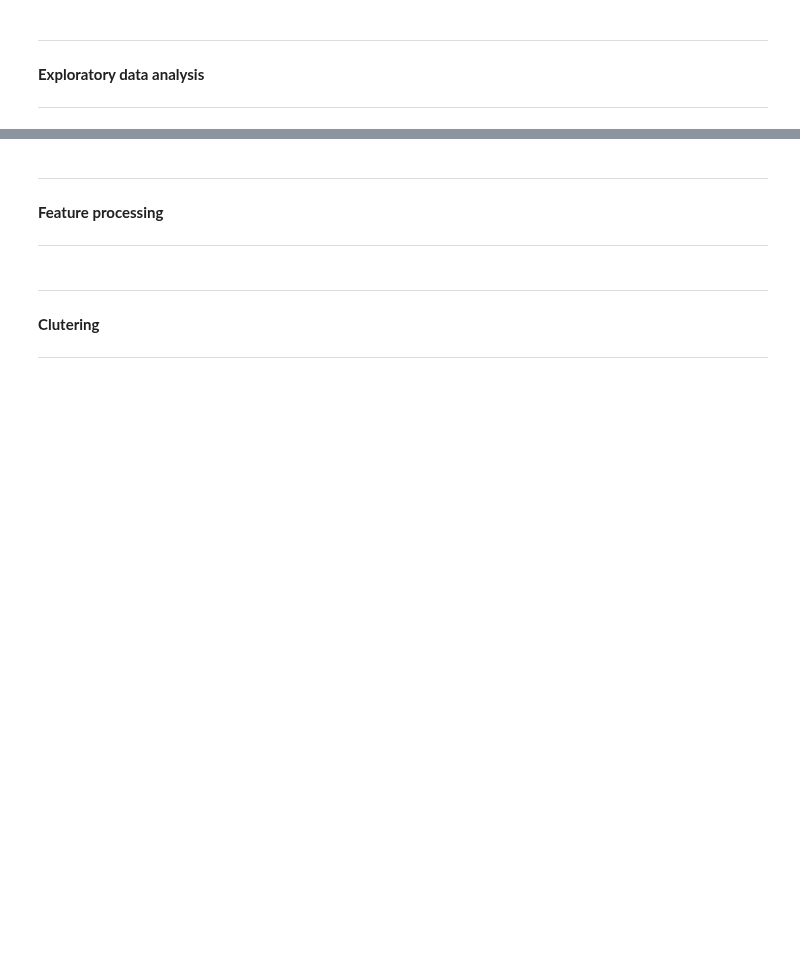
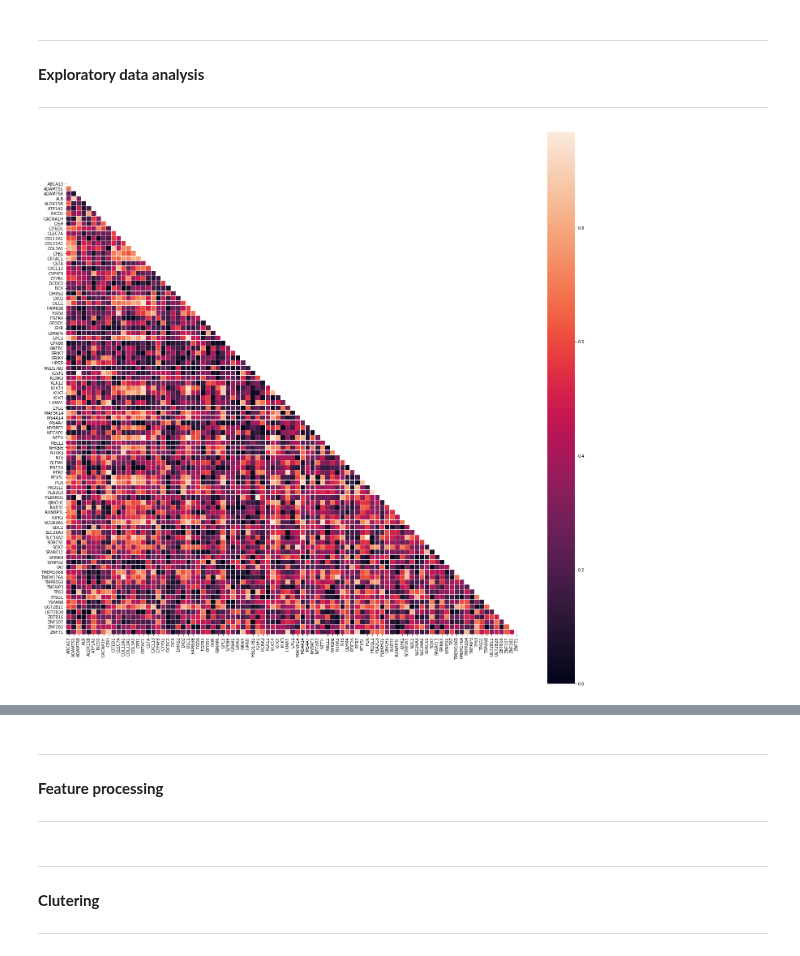
Before and after one commit to valentinoli/pdx, a Jupyter notebook: scripts/dataExploration.ipynb, the cells around one changed output, grey strips where cells are left out. Drawn from its saved outputs; the diff is of its cells as text; code cells hidden in the pictures; blank space fills up the shorter version.

```diff
--- a/scripts/dataExploration.ipynb
+++ b/scripts/dataExploration.ipynb
@@ -48,0 +85,4 @@ pdx.insert(0, "label", labels)
+# %%
+# Load PDX tumor data
+pdx = load_pdx()
+pdx.shape
@@ -59,20 +120,26 @@ patients2.head(2)
+# %%
+genes = list(pdx.columns)
 # %% [markdown]
 ***
 **Exploratory data analysis**
 ***
 # %%
-corr = np.abs(np.tril(pdx.corr()))
+def plot_corr(corr, filename='corr.png'):
+    tril_abs_corr = np.abs(np.tril(corr, k=-1))
 
-plt.figure(figsize=(25, 25))
-ticklabels = genes_list.genes
+    plt.figure(figsize=(25, 25))
 
-heatmap = sns.heatmap(
-    corr,
-    square=True,
-    linewidths=.005,
-    xticklabels=ticklabels,
-    yticklabels=ticklabels,
-    mask=(corr == 0)  # mask cells with missing values
-)
-fig = heatmap.get_figure()
-fig.savefig("corr.png")
+    heatmap = sns.heatmap(
+        tril_abs_corr,
+        square=True,
+        linewidths=.005,
+        xticklabels=genes,
+        yticklabels=genes,
+        mask=(tril_abs_corr == 0)  # mask cells with missing values
+    )
+    fig = heatmap.get_figure()
+    fig.savefig(f"../data/{filename}")
+# %%
+plot_corr(pdx.corr(), 'corr_pdx.png')
+# %% [output]
+[figure, added]
```
Also changed, not shown: parts of 16 cells of this notebook, 2 other files.
